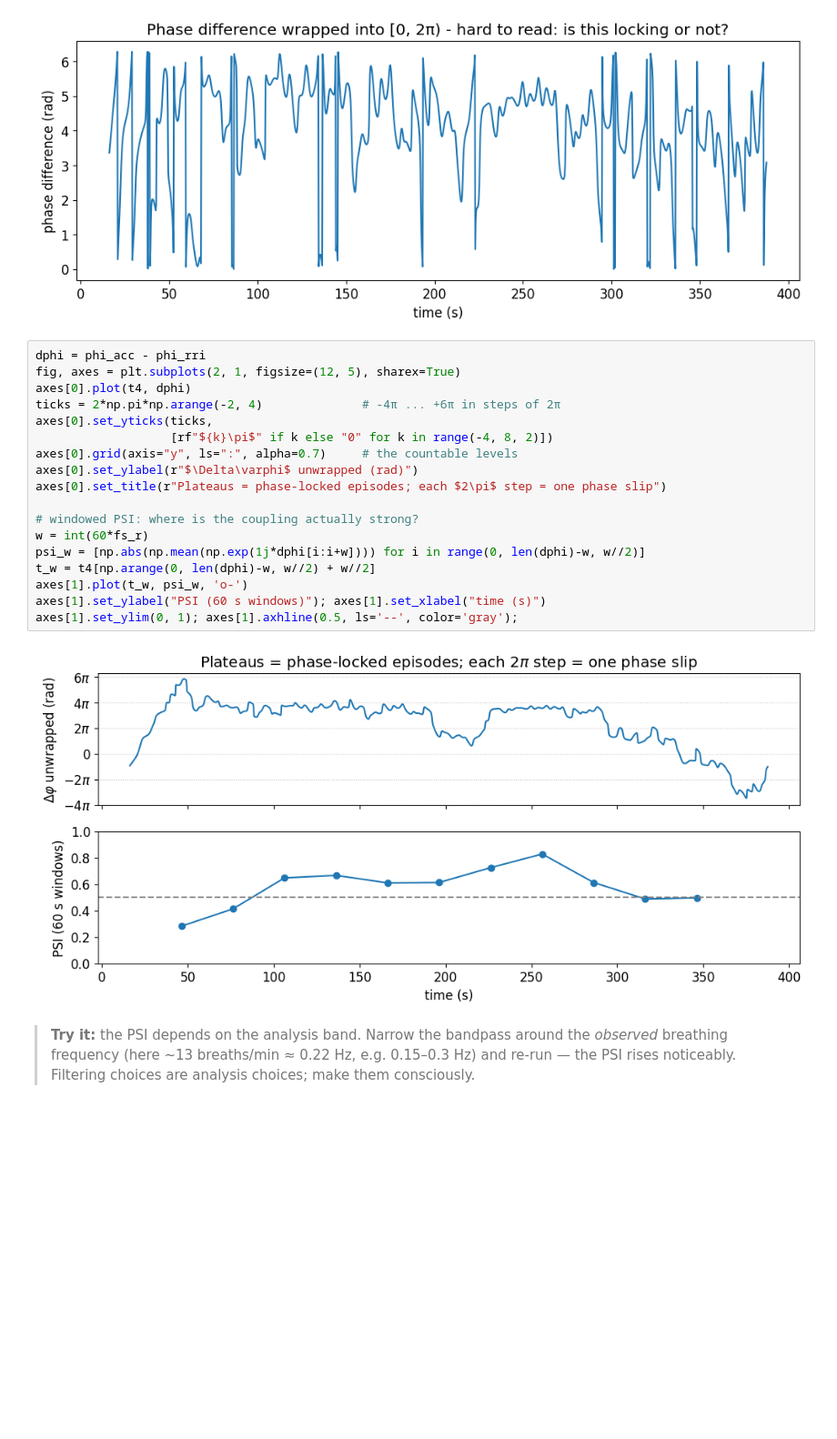
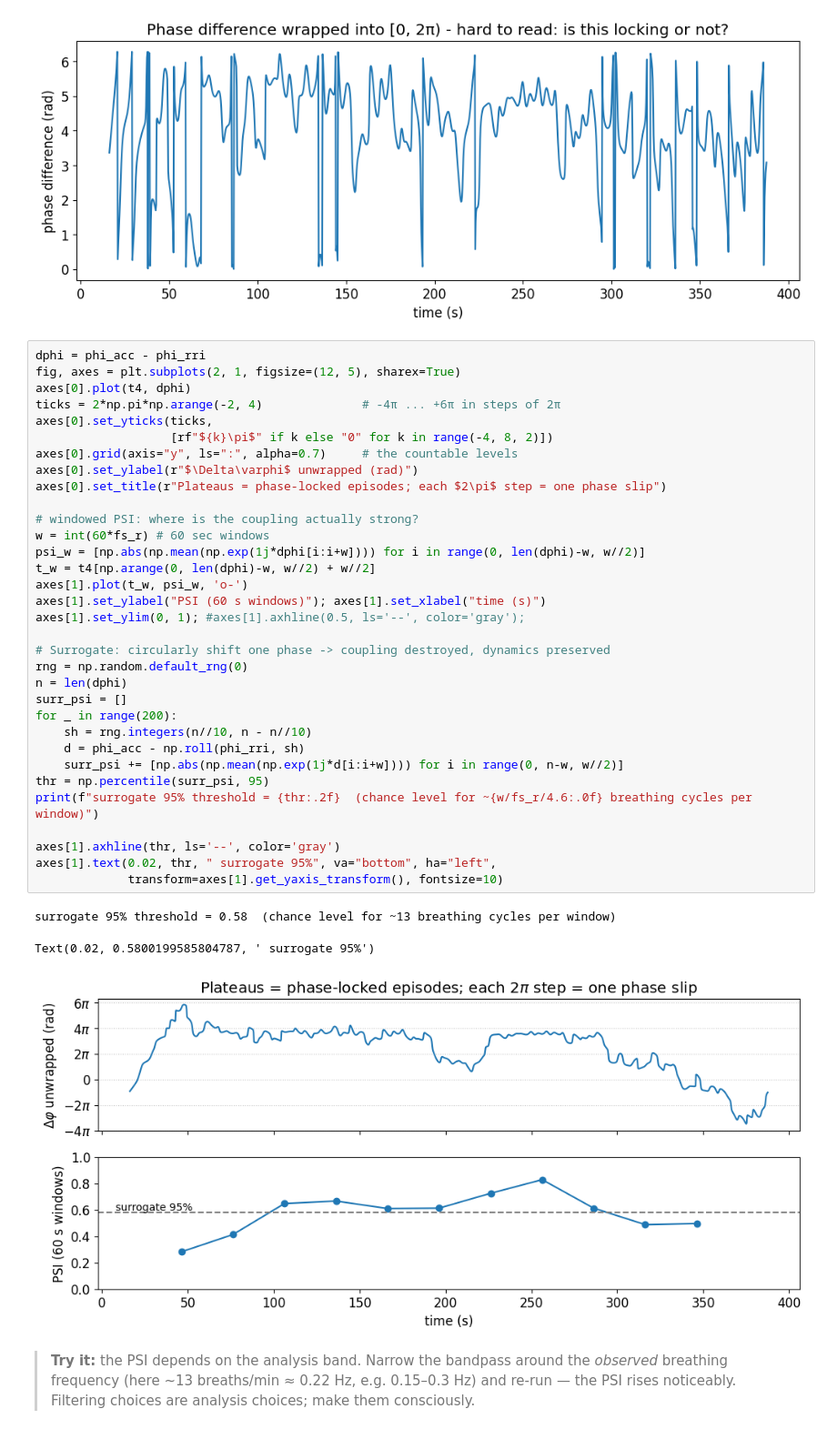
Before and after one commit to RonnyBartsch-BIU/Adriatica-Summer-School-2026, a Jupyter notebook: Adriatica2026_Tutorial_Bartsch_revised.ipynb, the cells around one changed output. Shown at 91% size. Drawn from its saved outputs; the diff is of its cells as text; blank space fills up the shorter version.

```diff
--- a/Adriatica2026_Tutorial_Bartsch_revised.ipynb
+++ b/Adriatica2026_Tutorial_Bartsch_revised.ipynb
@@ -167,23 +164,40 @@ phase synchronization index = 0.509
 # %%
 dphi = phi_acc - phi_rri
 fig, axes = plt.subplots(2, 1, figsize=(12, 5), sharex=True)
 axes[0].plot(t4, dphi)
 ticks = 2*np.pi*np.arange(-2, 4)              # -4π ... +6π in steps of 2π
 axes[0].set_yticks(ticks,
                    [rf"${k}\pi$" if k else "0" for k in range(-4, 8, 2)])
 axes[0].grid(axis="y", ls=":", alpha=0.7)     # the countable levels
 axes[0].set_ylabel(r"$\Delta\varphi$ unwrapped (rad)")
 axes[0].set_title(r"Plateaus = phase-locked episodes; each $2\pi$ step = one phase slip")
 
 # windowed PSI: where is the coupling actually strong?
-w = int(60*fs_r)
+w = int(60*fs_r) # 60 sec windows
 psi_w = [np.abs(np.mean(np.exp(1j*dphi[i:i+w]))) for i in range(0, len(dphi)-w, w//2)]
 t_w = t4[np.arange(0, len(dphi)-w, w//2) + w//2]
 axes[1].plot(t_w, psi_w, 'o-')
 axes[1].set_ylabel("PSI (60 s windows)"); axes[1].set_xlabel("time (s)")
-axes[1].set_ylim(0, 1); axes[1].axhline(0.5, ls='--', color='gray');
+axes[1].set_ylim(0, 1); #axes[1].axhline(0.5, ls='--', color='gray');
+
+# Surrogate: circularly shift one phase -> coupling destroyed, dynamics preserved
+rng = np.random.default_rng(0)
+n = len(dphi)
+surr_psi = []
+for _ in range(200):
+    sh = rng.integers(n//10, n - n//10)
+    d = phi_acc - np.roll(phi_rri, sh)
+    surr_psi += [np.abs(np.mean(np.exp(1j*d[i:i+w]))) for i in range(0, n-w, w//2)]
+thr = np.percentile(surr_psi, 95)
+print(f"surrogate 95% threshold = {thr:.2f}  (chance level for ~{w/fs_r/4.6:.0f} breathing cycles per window)")
+
+axes[1].axhline(thr, ls='--', color='gray')
+axes[1].text(0.02, thr, " surrogate 95%", va="bottom", ha="left",
+             transform=axes[1].get_yaxis_transform(), fontsize=10)
 # %% [output]
+surrogate 95% threshold = 0.58  (chance level for ~13 breathing cycles per window)
+Text(0.02, 0.5800199585804787, ' surrogate 95%')
-[figure, old version]
+[figure, new version]
 # %% [markdown]
 > **Try it:** the PSI depends on the analysis band. Narrow the bandpass around the *observed*
 > breathing frequency (here ~13 breaths/min ≈ 0.22 Hz, e.g. 0.15–0.3 Hz) and re-run — the PSI
```
Also changed, not shown: parts of 6 cells of this notebook.
